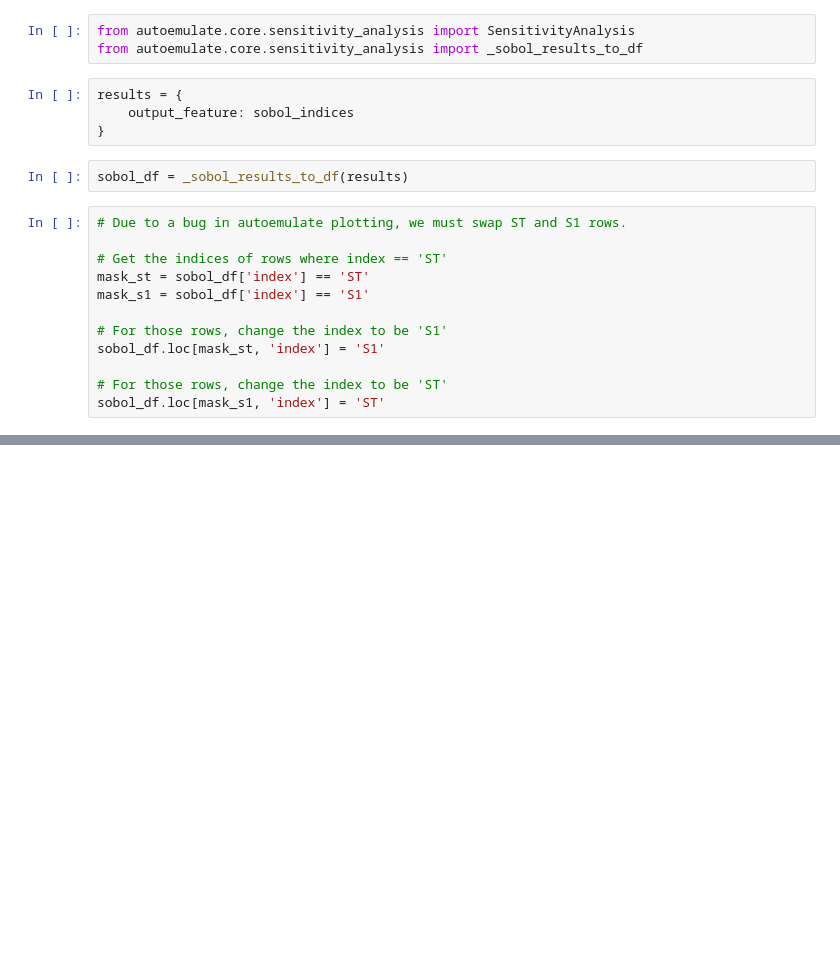
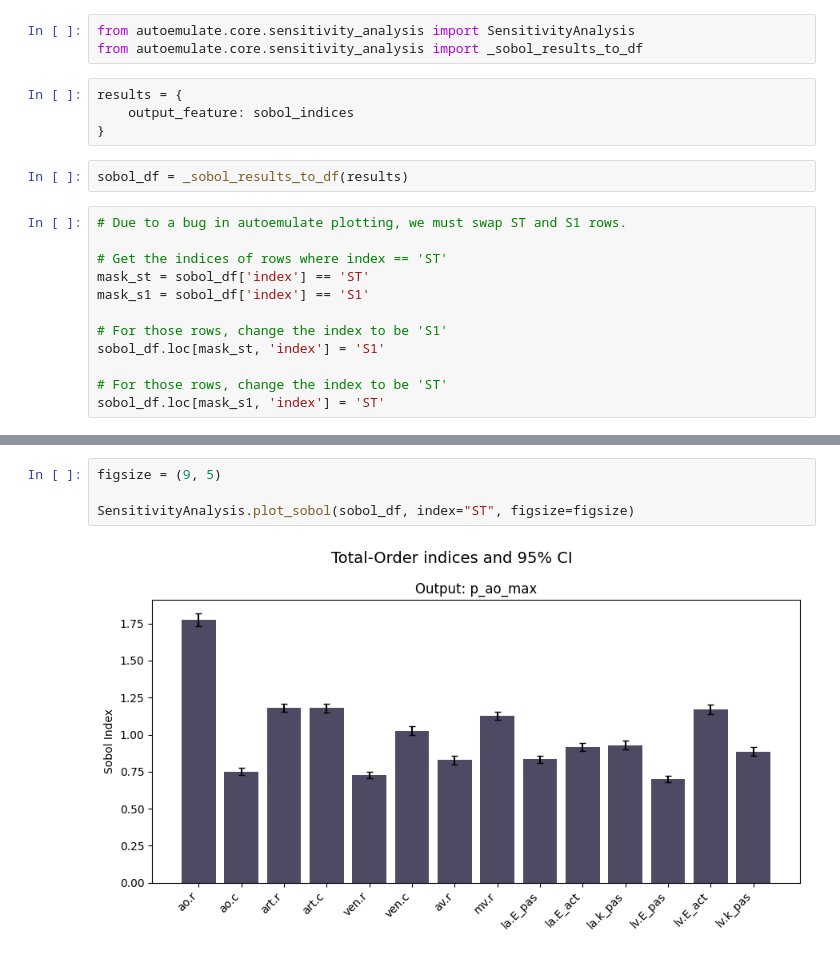
Before and after one commit to alan-turing-institute/comparative-gsa, a Jupyter notebook: notebooks/sa.ipynb, the cells around one changed output, grey strips where cells are left out. Saved outputs shown, nothing was run; the diff lists cells and outputs as text; blank space fills up the shorter version.

```diff
--- a/notebooks/sa.ipynb
+++ b/notebooks/sa.ipynb
@@ -88,0 +87,6 @@ SensitivityAnalysis.plot_sobol(sobol_df, index="ST", figsize=figsize)
+# %%
+figsize = (9, 5)
+
+SensitivityAnalysis.plot_sobol(sobol_df, index="ST", figsize=figsize)
+# %% [output]
+[figure, added]
```
Also changed, not shown: parts of 5 cells of this notebook, 2 other files.
